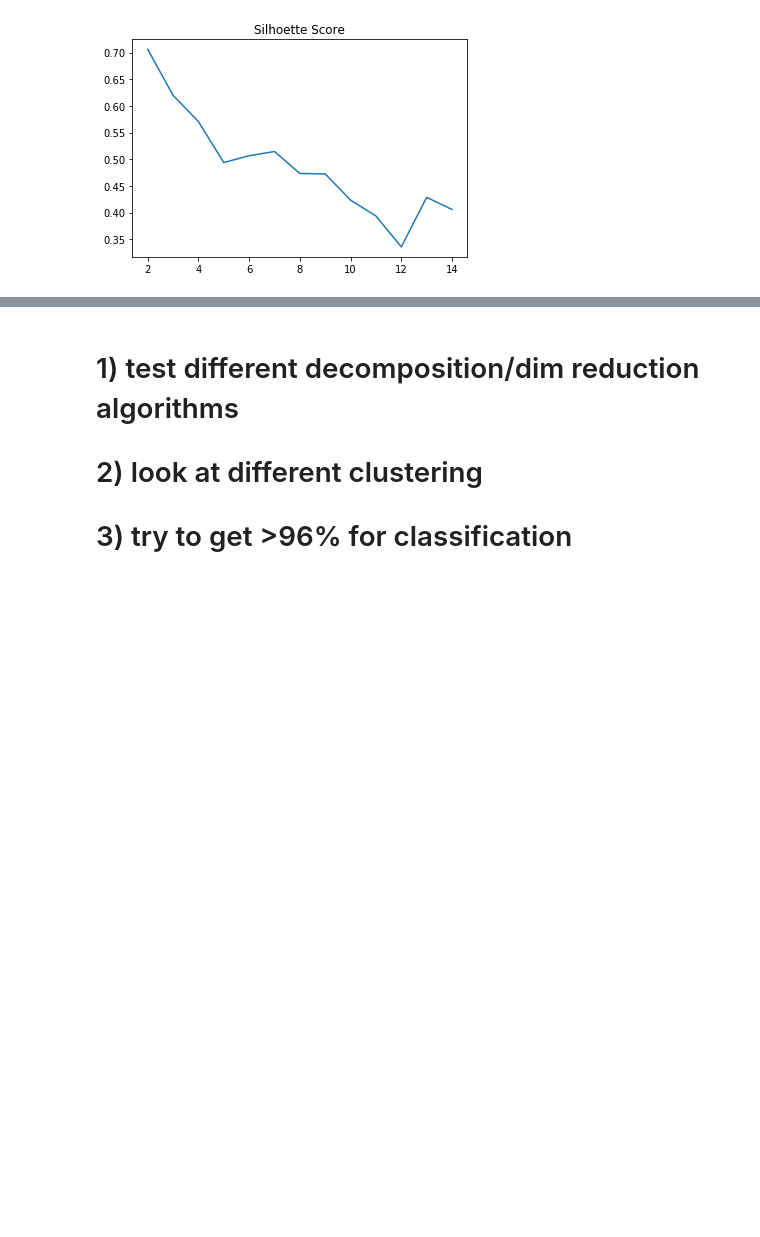
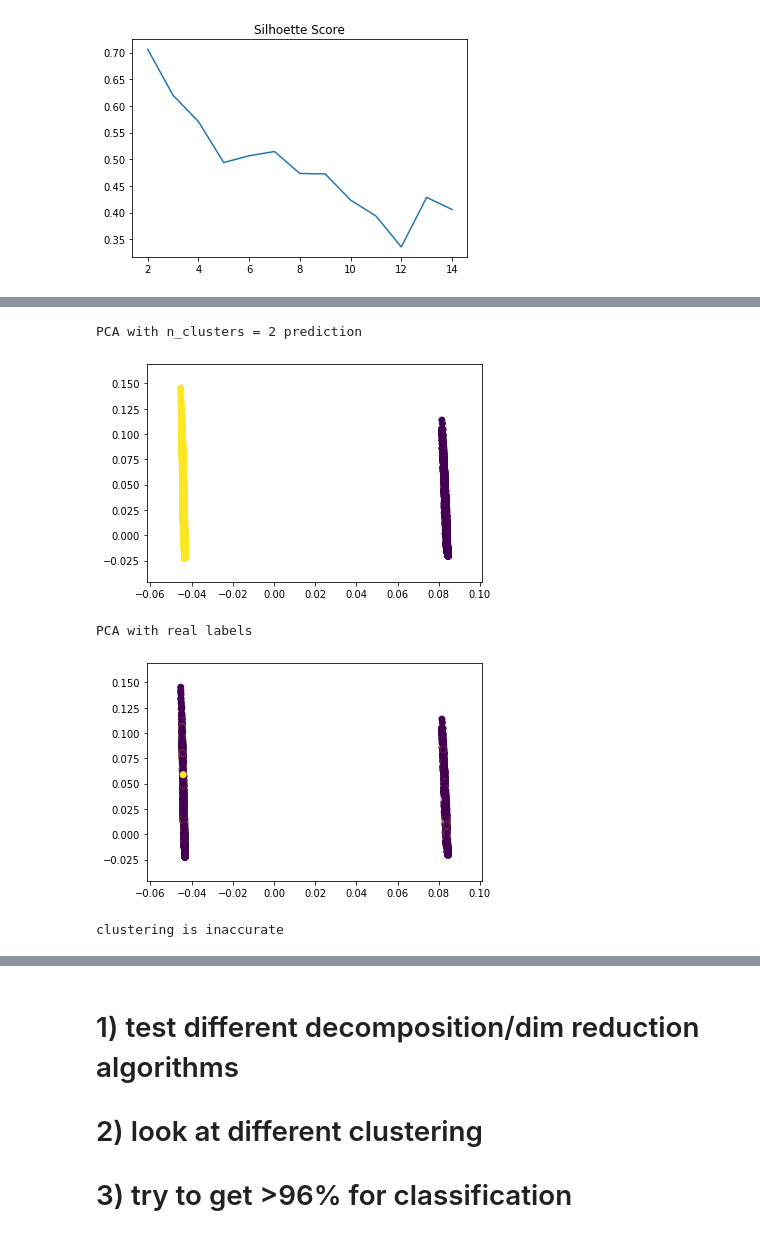
Before and after one commit to awheelis/ml_practice, a Jupyter notebook: apply_rate_classification.ipynb, the cells around one changed output, grey strips where cells are left out. Saved outputs shown, nothing was run; the diff lists cells and outputs as text; code cells hidden in the pictures; blank space fills up the shorter version.

```diff
--- a/apply_rate_classification.ipynb
+++ b/apply_rate_classification.ipynb
@@ -101,0 +147,16 @@ plt.scatter(pca_data[:,0], pca_data[:,1], c = pred)
+# %%
+print("PCA with n_clusters = 2 prediction")
+plt.scatter(sig_X[:,0], sig_X[:,1], c = pred)
+plt.show()
+
+print("PCA with real labels")
+plt.scatter(sig_X[:,0], sig_X[:,1], c = y)
+plt.show()
+
+print("clustering is inaccurate")
+# %% [output]
+PCA with n_clusters = 2 prediction
+[figure, added]
+PCA with real labels
+[figure, added]
+clustering is inaccurate
```
Also changed, not shown: parts of 17 cells of this notebook, 1 other file.
